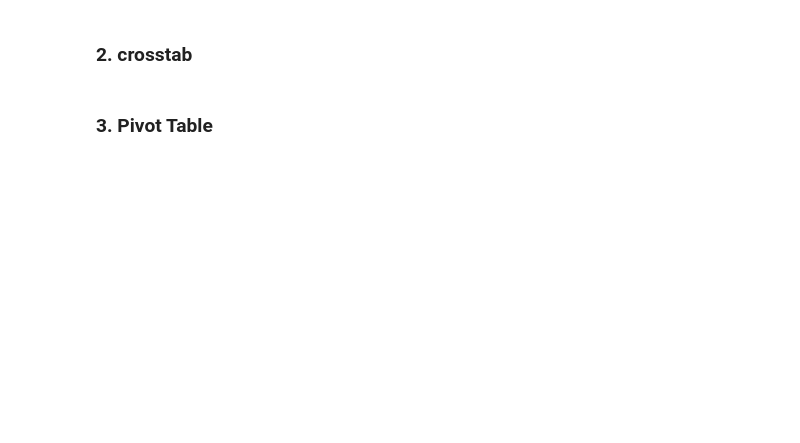
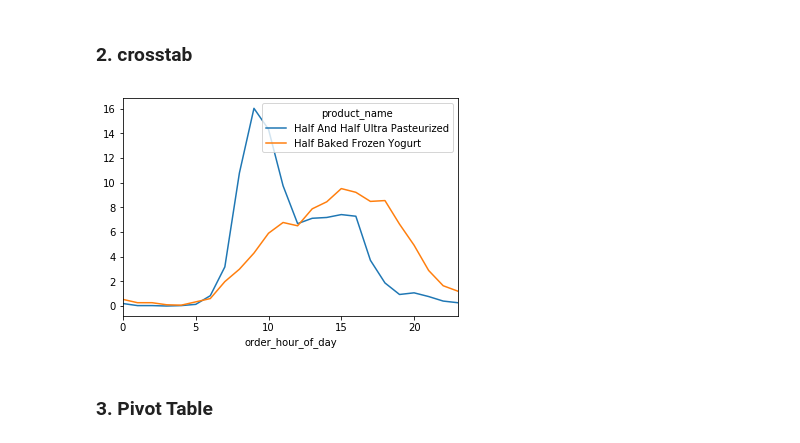
Before and after one commit to alastra32/DS-Unit-1-Sprint-2-Data-Wrangling-and-Storytelling, a Jupyter notebook: module1-join-and-reshape-data/LS_DS_121_Join_and_Reshape_Data.ipynb, the cells around one changed output. Cells and saved outputs as stored; diff of their text form; code cells hidden in the pictures; blank space fills up the shorter version.

```diff
--- a/module1-join-and-reshape-data/LS_DS_121_Join_and_Reshape_Data.ipynb
+++ b/module1-join-and-reshape-data/LS_DS_121_Join_and_Reshape_Data.ipynb
@@ -488,4 +578,8 @@ merged=(products[['product_id','product_name']].merge(order_products[['product_i
 # %% [markdown]
 ### 2. crosstab
+# %%
+(pd.crosstab(subset['order_hour_of_day'], subset['product_name'], normalize='columns')*100).plot();
+# %% [output]
+[figure, added]
 # %% [markdown]
 ### 3. Pivot Table
```
Also changed, not shown: parts of 25 cells of this notebook.
